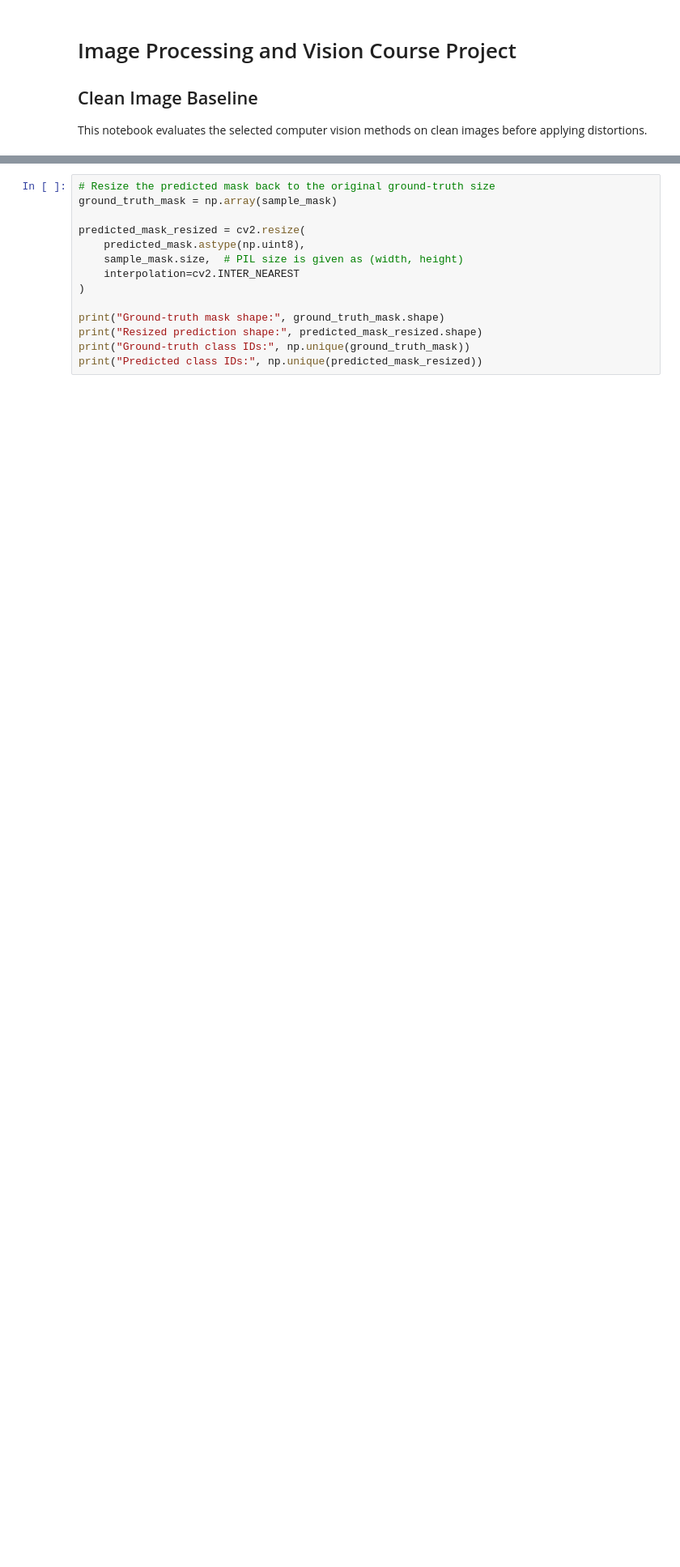
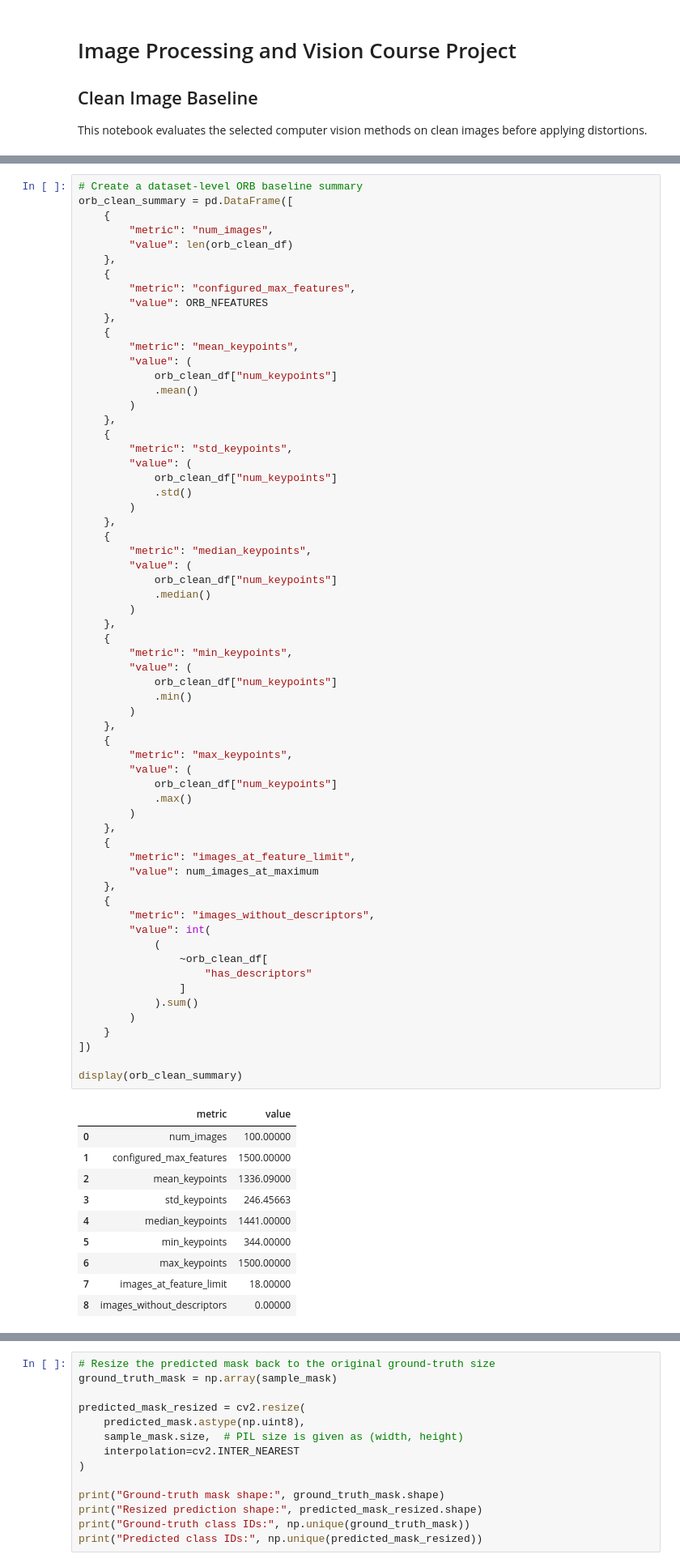
Before and after one commit to Eve-Yatzkan/Image_proccessing_project, a Jupyter notebook: notebooks/02_clean_baseline.ipynb, the cells around one changed output, grey strips where cells are left out. Shown at 81% size. Drawn from its saved outputs; the diff is of its cells as text; blank space fills up the shorter version.

```diff
--- a/notebooks/02_clean_baseline.ipynb
+++ b/notebooks/02_clean_baseline.ipynb
@@ -179,0 +391,74 @@ Images reaching the maximum: 18
+# %%
+# Create a dataset-level ORB baseline summary
+orb_clean_summary = pd.DataFrame([
+    {
+        "metric": "num_images",
+        "value": len(orb_clean_df)
+    },
+    {
+        "metric": "configured_max_features",
+        "value": ORB_NFEATURES
+    },
+    {
+        "metric": "mean_keypoints",
+        "value": (
+            orb_clean_df["num_keypoints"]
+            .mean()
+        )
+    },
+    {
+        "metric": "std_keypoints",
+        "value": (
+            orb_clean_df["num_keypoints"]
+            .std()
+        )
+    },
+    {
+        "metric": "median_keypoints",
+        "value": (
+            orb_clean_df["num_keypoints"]
+            .median()
+        )
+    },
+    {
+        "metric": "min_keypoints",
+        "value": (
+            orb_clean_df["num_keypoints"]
+            .min()
+        )
+    },
+    {
+        "metric": "max_keypoints",
+        "value": (
+            orb_clean_df["num_keypoints"]
+            .max()
+        )
+    },
+    {
+        "metric": "images_at_feature_limit",
+        "value": num_images_at_maximum
+    },
+    {
+        "metric": "images_without_descriptors",
+        "value": int(
+            (
+                ~orb_clean_df[
+                    "has_descriptors"
+                ]
+            ).sum()
+        )
+    }
+])
+
+display(orb_clean_summary)
+# %% [output]
+|  | metric | value |
+| 0 | num_images | 100.00000 |
+| 1 | configured_max_features | 1500.00000 |
+| 2 | mean_keypoints | 1336.09000 |
+| 3 | std_keypoints | 246.45663 |
+| 4 | median_keypoints | 1441.00000 |
+| 5 | min_keypoints | 344.00000 |
+| 6 | max_keypoints | 1500.00000 |
+| 7 | images_at_feature_limit | 18.00000 |
+| 8 | images_without_descriptors | 0.00000 |
```
Also changed, not shown: parts of 37 cells of this notebook.
